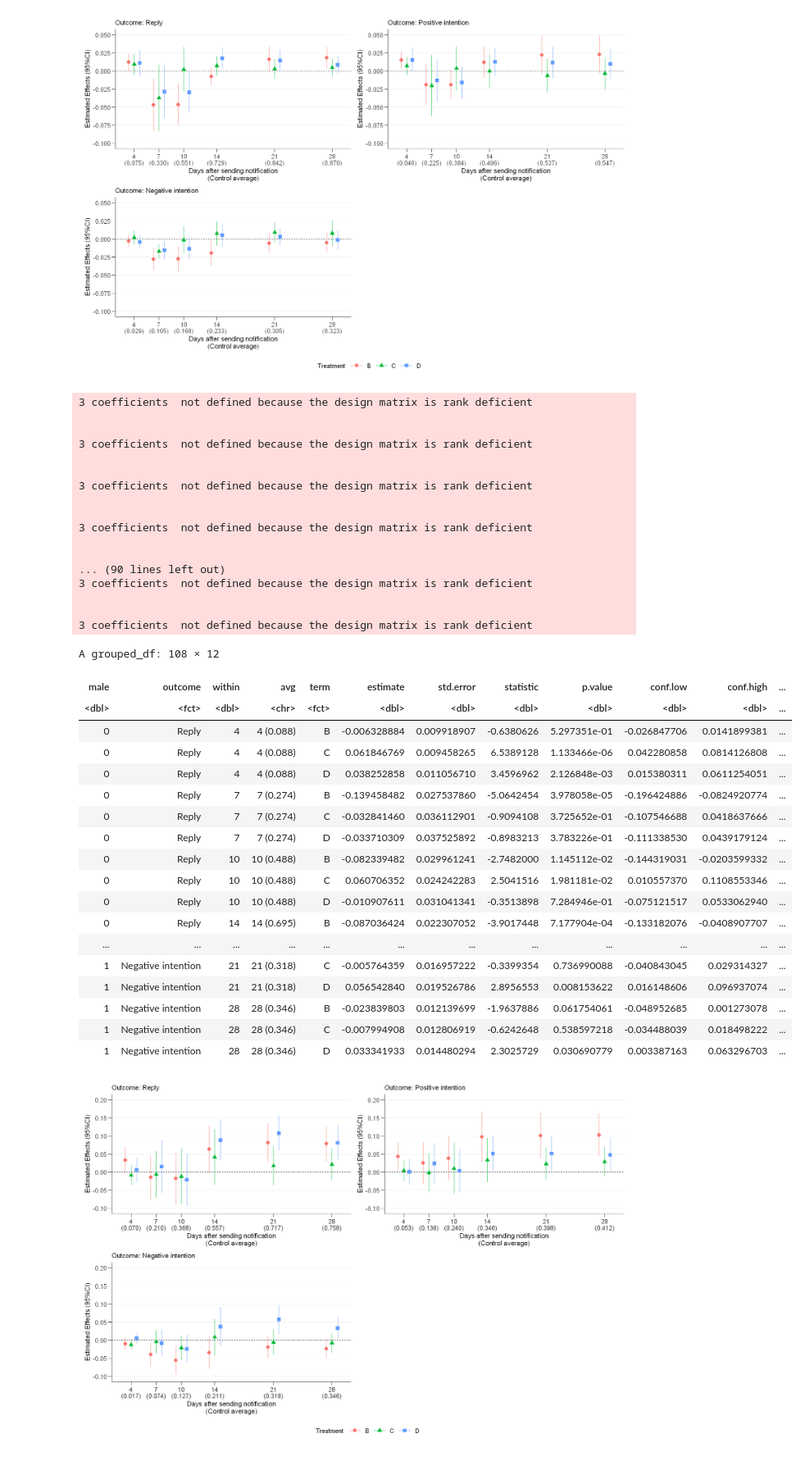
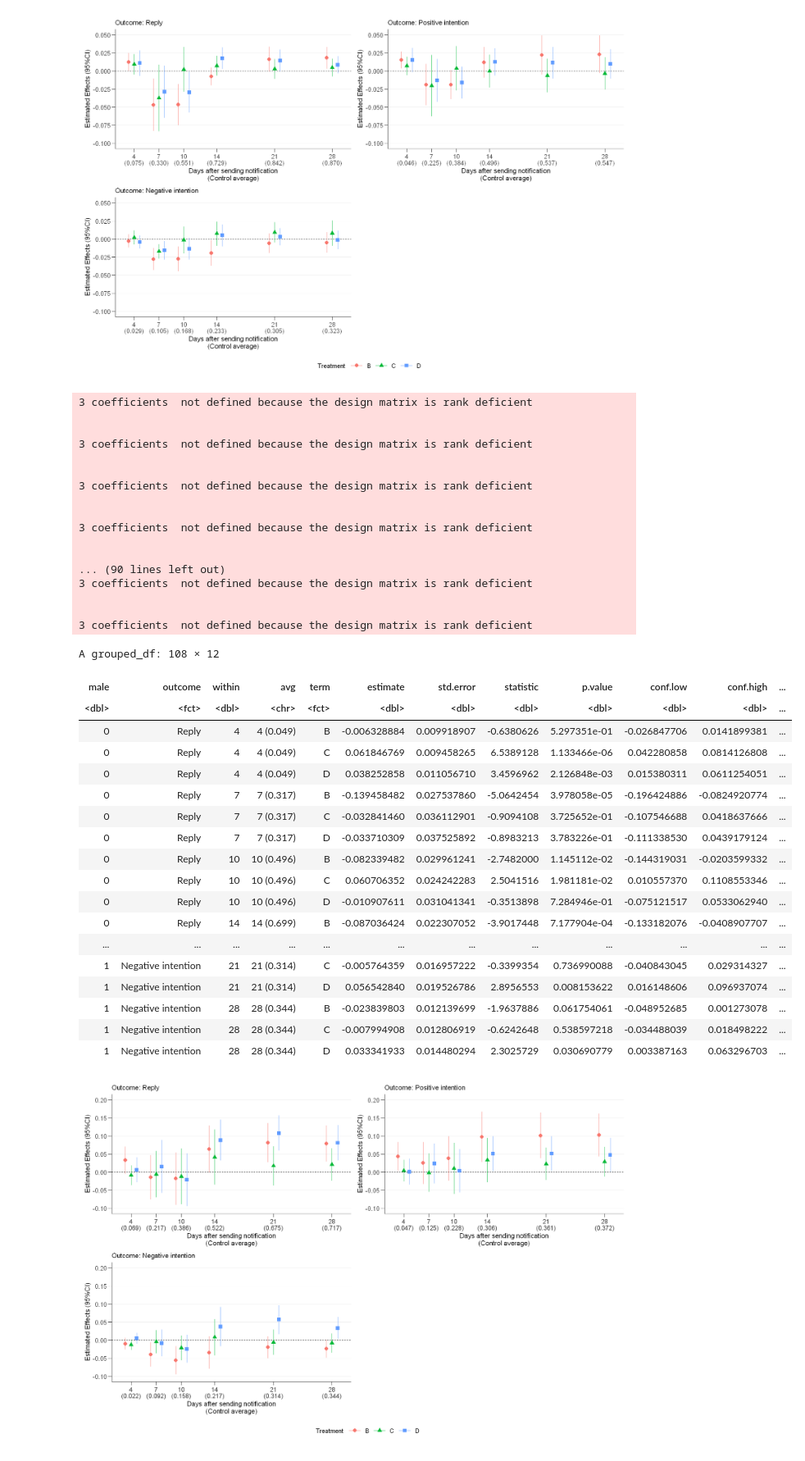
Before and after one commit to JMDP-behavioral-economics/RCT-Nudge, a Jupyter notebook: notebook/body.ipynb, the cells around one changed output. Shown: that part at 82% size. Saved outputs shown, nothing was run; the diff lists cells and outputs as text; code cells hidden in the pictures.

```diff
--- a/notebook/body.ipynb
+++ b/notebook/body.ipynb
@@ -9,4 +9,4 @@ library(IRdisplay)
 source(here("R", "_library.r"))
 source(here("R", "_outcome_labels.r"))
 
-root <- "D:/JMDPフィールド実験"
+root <- "E:/JMDPフィールド実験"
@@ -281,7 +263,7 @@ stock <- use %>%
     age_demean = age - mean(rawdt$age),
   ) %>%
   select(reply, positive, negative, everything()) %>%
-  pivot_longer(reply:negative, "outcome") %>%
+  pivot_longer(reply:negative, names_to = "outcome") %>%
   mutate(outcome = factor(
     outcome,
     levels = unlist(names(outcome_label)[1:3]),
@@ -527,7 +509,7 @@ flow <- stock %>%
     days28 = if_else(days_reply <= 28, value, 0)
   ) %>%
   select(-value) %>%
-  pivot_longer(days4:days28, "within", "days") %>%
+  pivot_longer(days4:days28, names_to = "within", names_prefix = "days") %>%
   mutate(within = as.numeric(within))
 # %% [markdown]
 患者メッセージはドナー候補者の利他性を刺激しており、特に、適合通知に早く返信することで患者の移植率に貢献できることを強調している。そこで、確率メッセージも含めた二つの介入メッセージが適合通知への返信スピードにどのような影響を与えたかを検証する。そこで、我々は$d$日以内に返信する確率$\text{Pr}(D_{imw} \le d)$を線形確率モデルで推定する。このとき、アウトカム変数は$d$日以内に返信したならば1を取るようなダミー変数である。ただし、$d$の値を十分に大きくすると、$\text{Pr}(D_{imw} \le d)$に対する効果は前小節で示した返信に対する効果と一致する。
@@ -625,7 +607,9 @@ est_flow_sub <- flow %>%
       se_type = "stata",
       data = .x
     )),
-    avg = map_chr(data, ~ sprintf("%1d\n(%1.3f)", within, mean(.x$value)))
+    avg = map_chr(data, ~ sprintf(
+      "%1d\n(%1.3f)", within, with(subset(.x, treat == "A"), mean(value))
+    ))
   ) %>%
   mutate(
     tidy = map(fit, tidy),
@@ -634,49 +618,49 @@ est_flow_sub <- flow %>%
   ) %>%
   dplyr::select(-data, -fit) %>%
   unnest(cols = tidy) %>%
   mutate(
     term = str_replace(term, "treat", ""),
     term = factor(term, LETTERS[2:4])
   )
 
 est_flow_sub
 # %% [output]
 3 coefficients  not defined because the design matrix is rank deficient
 
 
 3 coefficients  not defined because the design matrix is rank deficient
 
 
 3 coefficients  not defined because the design matrix is rank deficient
 
 
 3 coefficients  not defined because the design matrix is rank deficient
 
 
 ... (90 lines left out)
 3 coefficients  not defined because the design matrix is rank deficient
 
 
 3 coefficients  not defined because the design matrix is rank deficient
 A grouped_df: 108 × 12
 | male | outcome | within | avg | term | estimate | std.error | statistic | p.value | conf.low | conf.high | ... |
 | <dbl> | <fct> | <dbl> | <chr> | <fct> | <dbl> | <dbl> | <dbl> | <dbl> | <dbl> | <dbl> | ... |
-| 0 | Reply | 4 | 4 (0.088) | B | -0.006328884 | 0.009918907 | -0.6380626 | 5.297351e-01 | -0.026847706 | 0.0141899381 | ... |
-| 0 | Reply | 4 | 4 (0.088) | C | 0.061846769 | 0.009458265 | 6.5389128 | 1.133466e-06 | 0.042280858 | 0.0814126808 | ... |
-| 0 | Reply | 4 | 4 (0.088) | D | 0.038252858 | 0.011056710 | 3.4596962 | 2.126848e-03 | 0.015380311 | 0.0611254051 | ... |
-| 0 | Reply | 7 | 7 (0.274) | B | -0.139458482 | 0.027537860 | -5.0642454 | 3.978058e-05 | -0.196424886 | -0.0824920774 | ... |
-| 0 | Reply | 7 | 7 (0.274) | C | -0.032841460 | 0.036112901 | -0.9094108 | 3.725652e-01 | -0.107546688 | 0.0418637666 | ... |
-| 0 | Reply | 7 | 7 (0.274) | D | -0.033710309 | 0.037525892 | -0.8983213 | 3.783226e-01 | -0.111338530 | 0.0439179124 | ... |
-| 0 | Reply | 10 | 10 (0.488) | B | -0.082339482 | 0.029961241 | -2.7482000 | 1.145112e-02 | -0.144319031 | -0.0203599332 | ... |
-| 0 | Reply | 10 | 10 (0.488) | C | 0.060706352 | 0.024242283 | 2.5041516 | 1.981181e-02 | 0.010557370 | 0.1108553346 | ... |
-| 0 | Reply | 10 | 10 (0.488) | D | -0.010907611 | 0.031041341 | -0.3513898 | 7.284946e-01 | -0.075121517 | 0.0533062940 | ... |
-| 0 | Reply | 14 | 14 (0.695) | B | -0.087036424 | 0.022307052 | -3.9017448 | 7.177904e-04 | -0.133182076 | -0.0408907707 | ... |
+| 0 | Reply | 4 | 4 (0.049) | B | -0.006328884 | 0.009918907 | -0.6380626 | 5.297351e-01 | -0.026847706 | 0.0141899381 | ... |
+| 0 | Reply | 4 | 4 (0.049) | C | 0.061846769 | 0.009458265 | 6.5389128 | 1.133466e-06 | 0.042280858 | 0.0814126808 | ... |
+| 0 | Reply | 4 | 4 (0.049) | D | 0.038252858 | 0.011056710 | 3.4596962 | 2.126848e-03 | 0.015380311 | 0.0611254051 | ... |
+| 0 | Reply | 7 | 7 (0.317) | B | -0.139458482 | 0.027537860 | -5.0642454 | 3.978058e-05 | -0.196424886 | -0.0824920774 | ... |
+| 0 | Reply | 7 | 7 (0.317) | C | -0.032841460 | 0.036112901 | -0.9094108 | 3.725652e-01 | -0.107546688 | 0.0418637666 | ... |
+| 0 | Reply | 7 | 7 (0.317) | D | -0.033710309 | 0.037525892 | -0.8983213 | 3.783226e-01 | -0.111338530 | 0.0439179124 | ... |
+| 0 | Reply | 10 | 10 (0.496) | B | -0.082339482 | 0.029961241 | -2.7482000 | 1.145112e-02 | -0.144319031 | -0.0203599332 | ... |
+| 0 | Reply | 10 | 10 (0.496) | C | 0.060706352 | 0.024242283 | 2.5041516 | 1.981181e-02 | 0.010557370 | 0.1108553346 | ... |
+| 0 | Reply | 10 | 10 (0.496) | D | -0.010907611 | 0.031041341 | -0.3513898 | 7.284946e-01 | -0.075121517 | 0.0533062940 | ... |
+| 0 | Reply | 14 | 14 (0.699) | B | -0.087036424 | 0.022307052 | -3.9017448 | 7.177904e-04 | -0.133182076 | -0.0408907707 | ... |
 | ... | ... | ... | ... | ... | ... | ... | ... | ... | ... | ... | ... |
-| 1 | Negative intention | 21 | 21 (0.318) | C | -0.005764359 | 0.016957222 | -0.3399354 | 0.736990088 | -0.040843045 | 0.029314327 | ... |
-| 1 | Negative intention | 21 | 21 (0.318) | D | 0.056542840 | 0.019526786 | 2.8956553 | 0.008153622 | 0.016148606 | 0.096937074 | ... |
-| 1 | Negative intention | 28 | 28 (0.346) | B | -0.023839803 | 0.012139699 | -1.9637886 | 0.061754061 | -0.048952685 | 0.001273078 | ... |
-| 1 | Negative intention | 28 | 28 (0.346) | C | -0.007994908 | 0.012806919 | -0.6242648 | 0.538597218 | -0.034488039 | 0.018498222 | ... |
-| 1 | Negative intention | 28 | 28 (0.346) | D | 0.033341933 | 0.014480294 | 2.3025729 | 0.030690779 | 0.003387163 | 0.063296703 | ... |
+| 1 | Negative intention | 21 | 21 (0.314) | C | -0.005764359 | 0.016957222 | -0.3399354 | 0.736990088 | -0.040843045 | 0.029314327 | ... |
+| 1 | Negative intention | 21 | 21 (0.314) | D | 0.056542840 | 0.019526786 | 2.8956553 | 0.008153622 | 0.016148606 | 0.096937074 | ... |
+| 1 | Negative intention | 28 | 28 (0.344) | B | -0.023839803 | 0.012139699 | -1.9637886 | 0.061754061 | -0.048952685 | 0.001273078 | ... |
+| 1 | Negative intention | 28 | 28 (0.344) | C | -0.007994908 | 0.012806919 | -0.6242648 | 0.538597218 | -0.034488039 | 0.018498222 | ... |
+| 1 | Negative intention | 28 | 28 (0.344) | D | 0.033341933 | 0.014480294 | 2.3025729 | 0.030690779 | 0.003387163 | 0.063296703 | ... |
 # %%
 plot_list_male <- unique(est_flow_sub$outcome) %>%
   purrr::map(function(x) {
```
Also changed, not shown: parts of 2 cells of this notebook.
